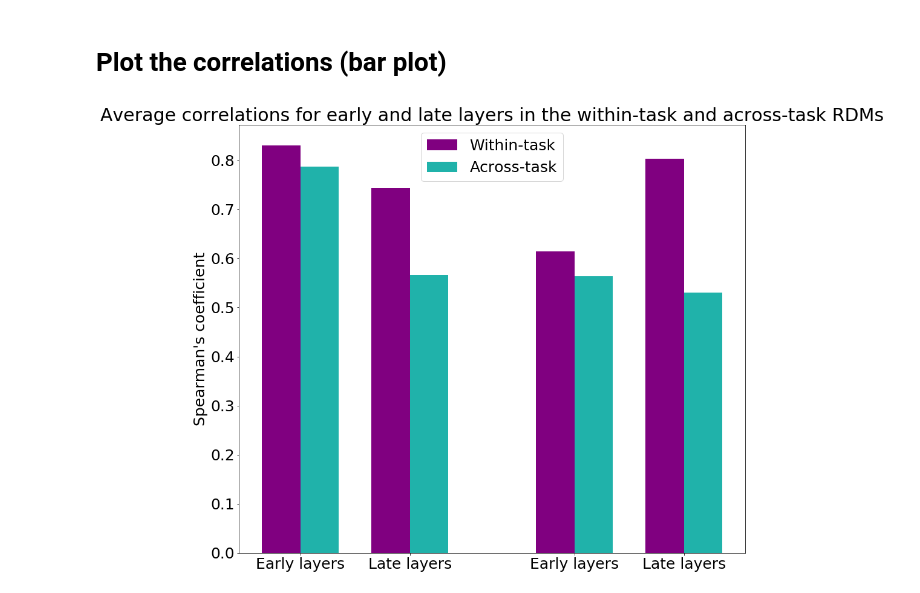
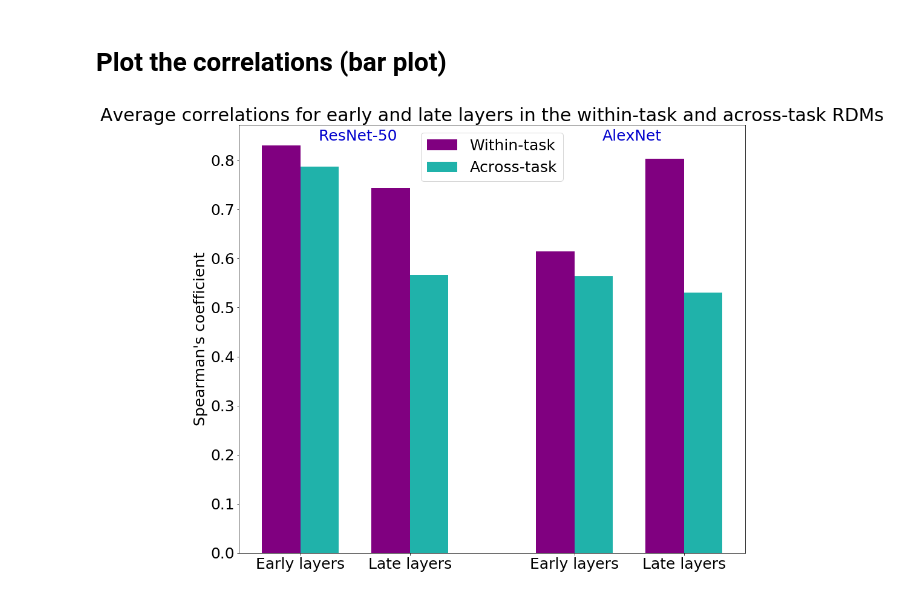
Before and after one commit to Agnessa14/RSA_object_classification, a Jupyter notebook: Objects/Average_correlation_plot.ipynb, the cells around one changed output. Drawn from its saved outputs; the diff is of its cells as text; code cells hidden in the pictures.

Commit message:
added model name labels

```diff
--- a/Objects/Average_correlation_plot.ipynb
+++ b/Objects/Average_correlation_plot.ipynb
@@ -63,34 +63,57 @@ print(anl1,anl2)
 # %% [markdown]
 # Plot the correlations (bar plot)
 # %%
-f, ax = plt.subplots(figsize=(15,13))
-
+#correlations
 within_task_rn = [r50e1,r50l1]
 across_tasks_rn = [r50e2,r50l2]
 within_task_an = [ane1,anl1]
 across_tasks_an = [ane2,anl2]
 
-N = 2
-ind = np.arange(N)
+f, ax = plt.subplots(figsize=(15,13))
+num_bars = 2
+ind = np.arange(num_bars)
 width = 0.35
 
 #resnet-50
 w_rn = plt.bar(ind, within_task_rn, width, label='Within task', color='purple')
 a_rn = plt.bar(ind + width, across_tasks_rn, width, label='Across tasks', color='lightseagreen')
 
 #alexnet50
 ind2 = np.arange(N)+2.5
 w_an = plt.bar(ind2, within_task_an, width, label='Within task', color='purple')
-w_an = plt.bar(ind2 + width, across_tasks_an, width, label='Across tasks', color='lightseagreen')
+a_an = plt.bar(ind2 + width, across_tasks_an, width, label='Across tasks', color='lightseagreen')
 
 #plotting parameters
 plt.title('Average correlations for early and late layers in the within-task and across-task RDMs',fontsize=30)
 plt.ylabel('Spearman\'s coefficient',fontsize=25)
 ind3 = np.concatenate([ind,ind2])
 plt.xticks(ind3 + width / 2, ('Early layers', 'Late layers','Early layers', 'Late layers'),fontsize=25)
 plt.yticks(fontsize=25)
 plt.legend([w_rn,a_rn],['Within-task', 'Across-task'],loc='best', fontsize=25)
 
+#model labels
+def autolabel(bars, model_name_label, height):
+    """Attach a text label above each quadruplet of bars (in the middle), displaying the model name."""
+    for b in bars:
+        if bars.index(b)==0:
+            ax.annotate('{}'.format(model_name_label),
+                        xy=(b.get_x() + b.get_width()*2.5, height),
+                        xytext=(0, 3),  # 3 points vertical offset
+                        textcoords="offset points",
+                        ha='center', va='bottom',
+                        fontsize=25,
+                        color='mediumblue')
+            xy=(b.get_x() + b.get_width()*2.5, height)
+
+
+
+#get the max height of the bars to label the model name above it
+all_corr = np.concatenate([within_task_rn,across_tasks_rn,within_task_an,across_tasks_an])
+max_height = max(all_corr)
+
+autolabel(w_rn,'ResNet-50',max_height)
+autolabel(w_an,'AlexNet',max_height)
+
 plt.show()
 # %% [output]
-[figure, old version]
+[figure, new version]
```
Also changed, not shown: parts of 1 cell of this notebook.
